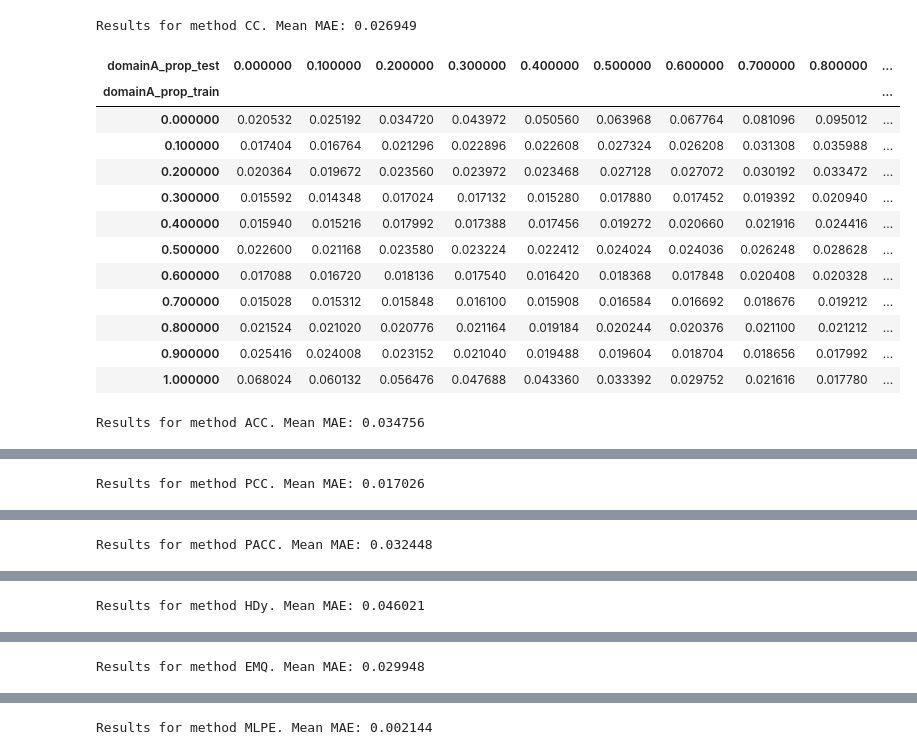
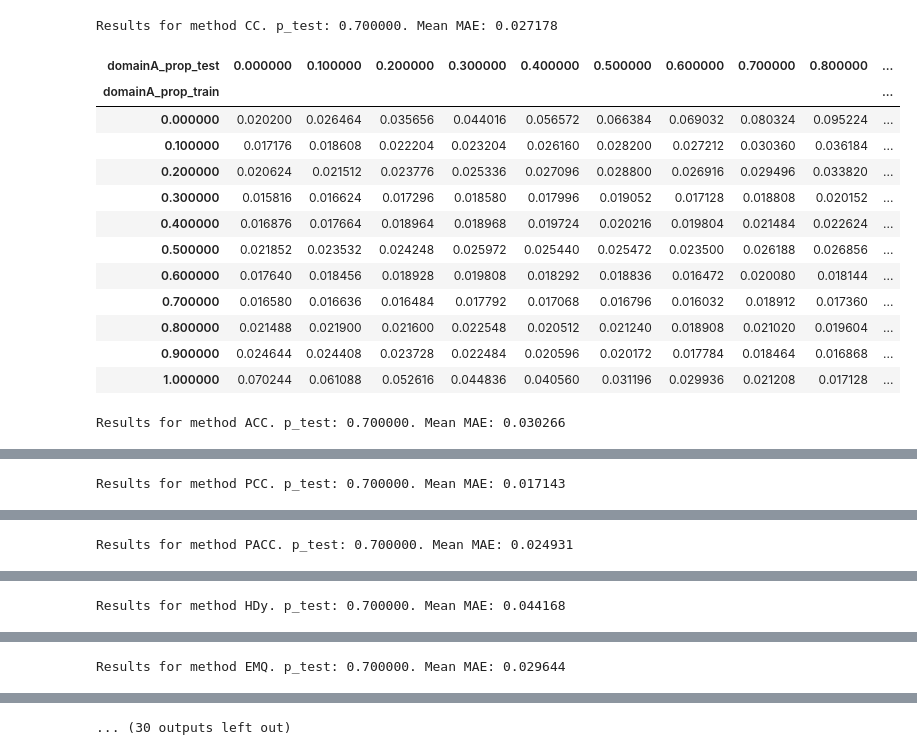
Before and after one commit to pglez82/quant_datasetshift, a Jupyter notebook: analyze_results_covariate.ipynb, the cells around one changed output, grey strips where cells are left out. Drawn from its saved outputs; the diff is of its cells as text; code cells hidden in the pictures.

```diff
--- a/analyze_results_covariate.ipynb
+++ b/analyze_results_covariate.ipynb
@@ -1,53 +1,58 @@
 # %%
 import pandas as pd
 import seaborn as sns
 from IPython.display import display
 import matplotlib.pyplot as plt
 import numpy as np
 
 pd.set_option('display.max_rows', 500)
 pd.set_option('display.max_columns', 500)
 pd.set_option('display.width', 150)
 
 
 quantificators = ["CC", "ACC", "PCC", "PACC", "HDy", "EMQ", "MLPE"]
 error = "MAE"
 mixture_points = np.linspace(0, 1, 11)[::-1]
-dateexperiment = "2022_06_22_14_03"
+p_train = 0.7
+ps_test = [p_train, 0.5, 0.25]
+dateexperiment = "2022_06_24_22_17"
 
 mean_error_methods = {}
 
 writer = pd.ExcelWriter('results/covariate/excel/errors_%s.xlsx' % dateexperiment, engine='xlsxwriter')
-for quant_name in quantificators:
-    results = pd.read_csv("results/covariate/results_%s_%s.csv" % (dateexperiment,quant_name),index_col=0)
-    results_mean = results.groupby(['domainA_prop_train', 'domainA_prop_test'])['error'].mean().reset_index()
-    #convert to matrix form
-    results_mean = results_mean.pivot(index='domainA_prop_train', columns='domainA_prop_test', values='error')
-    mean_error_methods[quant_name]=results_mean.mean().mean()
-    print("Results for method %s. Mean %s: %f" % (quant_name,error,mean_error_methods[quant_name]))
-    cm = sns.light_palette('red', as_cmap=True)
-    display(results_mean.style.background_gradient(cmap=cm,low=0,high=1))
-    results_mean.to_excel(writer, sheet_name=quant_name)
-    workbook = writer.book
-    worksheet = writer.sheets[quant_name]
-    # Apply a conditional format to the cell range.
-    worksheet.conditional_format('B2:L12', {'type': '2_color_scale','min_type':'num','max_type':'num','min_value':'0','max_value':'1','min_color':'#f3f0f0','max_color':'#ff0000'})
+for i, p_test in enumerate(ps_test):
+    for quant_name in quantificators:
+        exp_id = "%s_%f" % (quant_name,p_test)
+        results = pd.read_csv("results/covariate/results_%s_%s.csv" % (dateexperiment,quant_name),index_col=0)
+        results = results.loc[results['p_test'] == p_test]
+        results_mean = results.groupby(['domainA_prop_train', 'domainA_prop_test'])['error'].mean().reset_index()
+        #convert to matrix form
+        results_mean = results_mean.pivot(index='domainA_prop_train', columns='domainA_prop_test', values='error')
+        mean_error_methods[exp_id]=results_mean.mean().mean()
+        print("Results for method %s. p_test: %f. Mean %s: %f" % (quant_name,p_test,error,mean_error_methods[exp_id]))
+        cm = sns.light_palette('red', as_cmap=True)
+        display(results_mean.style.background_gradient(cmap=cm,low=0,high=1))
+        results_mean.to_excel(writer, sheet_name=exp_id)
+        workbook = writer.book
+        worksheet = writer.sheets[exp_id]
+        # Apply a conditional format to the cell range.
+        worksheet.conditional_format('B2:L12', {'type': '2_color_scale','min_type':'num','max_type':'num','min_value':'0','max_value':'1','min_color':'#f3f0f0','max_color':'#ff0000'})
 writer.save()
 # %% [output]
-Results for method CC. Mean MAE: 0.026949
+Results for method CC. p_test: 0.700000. Mean MAE: 0.027178
 | domainA_prop_test | 0.000000 | 0.100000 | 0.200000 | 0.300000 | 0.400000 | 0.500000 | 0.600000 | 0.700000 | 0.800000 | ... |
 | domainA_prop_train |  |  |  |  |  |  |  |  |  | ... |
-| 0.000000 | 0.020532 | 0.025192 | 0.034720 | 0.043972 | 0.050560 | 0.063968 | 0.067764 | 0.081096 | 0.095012 | ... |
-| 0.100000 | 0.017404 | 0.016764 | 0.021296 | 0.022896 | 0.022608 | 0.027324 | 0.026208 | 0.031308 | 0.035988 | ... |
-| 0.200000 | 0.020364 | 0.019672 | 0.023560 | 0.023972 | 0.023468 | 0.027128 | 0.027072 | 0.030192 | 0.033472 | ... |
-| 0.300000 | 0.015592 | 0.014348 | 0.017024 | 0.017132 | 0.015280 | 0.017880 | 0.017452 | 0.019392 | 0.020940 | ... |
-| 0.400000 | 0.015940 | 0.015216 | 0.017992 | 0.017388 | 0.017456 | 0.019272 | 0.020660 | 0.021916 | 0.024416 | ... |
-| 0.500000 | 0.022600 | 0.021168 | 0.023580 | 0.023224 | 0.022412 | 0.024024 | 0.024036 | 0.026248 | 0.028628 | ... |
-| 0.600000 | 0.017088 | 0.016720 | 0.018136 | 0.017540 | 0.016420 | 0.018368 | 0.017848 | 0.020408 | 0.020328 | ... |
-| 0.700000 | 0.015028 | 0.015312 | 0.015848 | 0.016100 | 0.015908 | 0.016584 | 0.016692 | 0.018676 | 0.019212 | ... |
-| 0.800000 | 0.021524 | 0.021020 | 0.020776 | 0.021164 | 0.019184 | 0.020244 | 0.020376 | 0.021100 | 0.021212 | ... |
-| 0.900000 | 0.025416 | 0.024008 | 0.023152 | 0.021040 | 0.019488 | 0.019604 | 0.018704 | 0.018656 | 0.017992 | ... |
-| 1.000000 | 0.068024 | 0.060132 | 0.056476 | 0.047688 | 0.043360 | 0.033392 | 0.029752 | 0.021616 | 0.017780 | ... |
+| 0.000000 | 0.020200 | 0.026464 | 0.035656 | 0.044016 | 0.056572 | 0.066384 | 0.069032 | 0.080324 | 0.095224 | ... |
+| 0.100000 | 0.017176 | 0.018608 | 0.022204 | 0.023204 | 0.026160 | 0.028200 | 0.027212 | 0.030360 | 0.036184 | ... |
+| 0.200000 | 0.020624 | 0.021512 | 0.023776 | 0.025336 | 0.027096 | 0.028800 | 0.026916 | 0.029496 | 0.033820 | ... |
+| 0.300000 | 0.015816 | 0.016624 | 0.017296 | 0.018580 | 0.017996 | 0.019052 | 0.017128 | 0.018808 | 0.020152 | ... |
+| 0.400000 | 0.016876 | 0.017664 | 0.018964 | 0.018968 | 0.019724 | 0.020216 | 0.019804 | 0.021484 | 0.022624 | ... |
+| 0.500000 | 0.021852 | 0.023532 | 0.024248 | 0.025972 | 0.025440 | 0.025472 | 0.023500 | 0.026188 | 0.026856 | ... |
+| 0.600000 | 0.017640 | 0.018456 | 0.018928 | 0.019808 | 0.018292 | 0.018836 | 0.016472 | 0.020080 | 0.018144 | ... |
+| 0.700000 | 0.016580 | 0.016636 | 0.016484 | 0.017792 | 0.017068 | 0.016796 | 0.016032 | 0.018912 | 0.017360 | ... |
+| 0.800000 | 0.021488 | 0.021900 | 0.021600 | 0.022548 | 0.020512 | 0.021240 | 0.018908 | 0.021020 | 0.019604 | ... |
+| 0.900000 | 0.024644 | 0.024408 | 0.023728 | 0.022484 | 0.020596 | 0.020172 | 0.017784 | 0.018464 | 0.016868 | ... |
+| 1.000000 | 0.070244 | 0.061088 | 0.052616 | 0.044836 | 0.040560 | 0.031196 | 0.029936 | 0.021208 | 0.017128 | ... |
-Results for method ACC. Mean MAE: 0.034756
+Results for method ACC. p_test: 0.700000. Mean MAE: 0.030266
 | domainA_prop_test | 0.000000 | 0.100000 | 0.200000 | 0.300000 | 0.400000 | 0.500000 | 0.600000 | 0.700000 | 0.800000 | ... |
 | domainA_prop_train |  |  |  |  |  |  |  |  |  | ... |
@@ -65,3 +70,3 @@ Results for method ACC. Mean MAE: 0.034756
-Results for method PCC. Mean MAE: 0.017026
+Results for method PCC. p_test: 0.700000. Mean MAE: 0.017143
 | domainA_prop_test | 0.000000 | 0.100000 | 0.200000 | 0.300000 | 0.400000 | 0.500000 | 0.600000 | 0.700000 | 0.800000 | ... |
 | domainA_prop_train |  |  |  |  |  |  |  |  |  | ... |
@@ -79,3 +84,3 @@ Results for method PCC. Mean MAE: 0.017026
-Results for method PACC. Mean MAE: 0.032448
+Results for method PACC. p_test: 0.700000. Mean MAE: 0.024931
 | domainA_prop_test | 0.000000 | 0.100000 | 0.200000 | 0.300000 | 0.400000 | 0.500000 | 0.600000 | 0.700000 | 0.800000 | ... |
 | domainA_prop_train |  |  |  |  |  |  |  |  |  | ... |
@@ -93,3 +98,3 @@ Results for method PACC. Mean MAE: 0.032448
-Results for method HDy. Mean MAE: 0.046021
+Results for method HDy. p_test: 0.700000. Mean MAE: 0.044168
 | domainA_prop_test | 0.000000 | 0.100000 | 0.200000 | 0.300000 | 0.400000 | 0.500000 | 0.600000 | 0.700000 | 0.800000 | ... |
 | domainA_prop_train |  |  |  |  |  |  |  |  |  | ... |
@@ -107,3 +112,3 @@ Results for method HDy. Mean MAE: 0.046021
-Results for method EMQ. Mean MAE: 0.029948
+Results for method EMQ. p_test: 0.700000. Mean MAE: 0.029644
 | domainA_prop_test | 0.000000 | 0.100000 | 0.200000 | 0.300000 | 0.400000 | 0.500000 | 0.600000 | 0.700000 | 0.800000 | ... |
 | domainA_prop_train |  |  |  |  |  |  |  |  |  | ... |
@@ -121 +126 @@ Results for method EMQ. Mean MAE: 0.029948
-Results for method MLPE. Mean MAE: 0.002144
+... (30 outputs left out)
```
Also changed, not shown: parts of 2 cells of this notebook, 5 other files.
